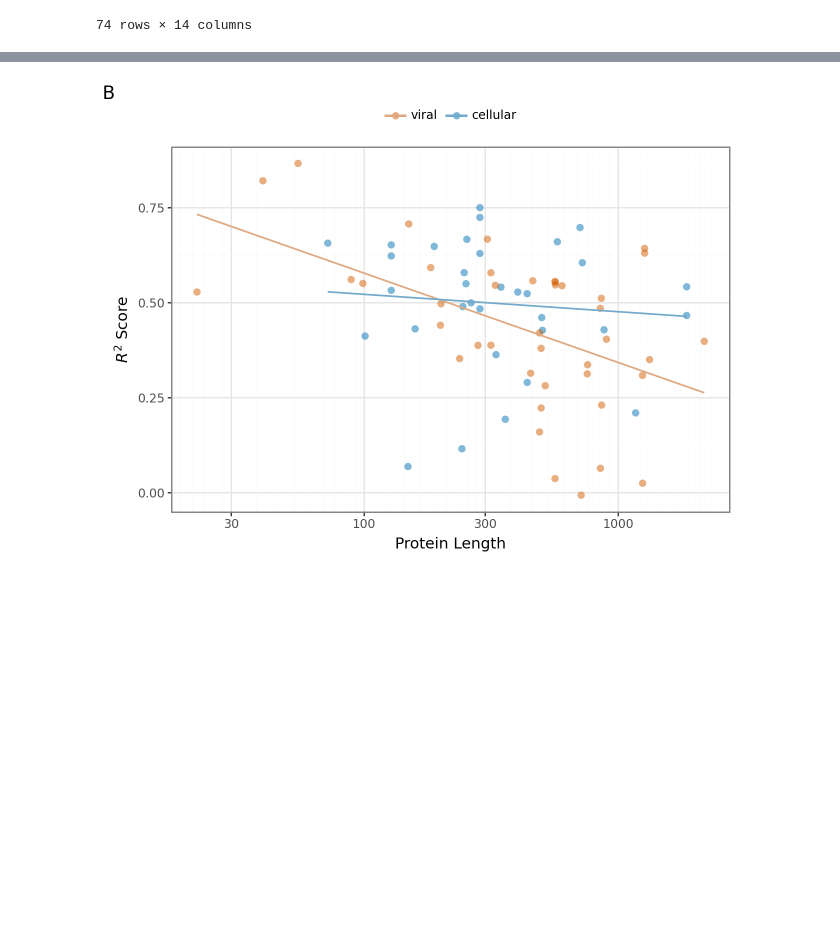
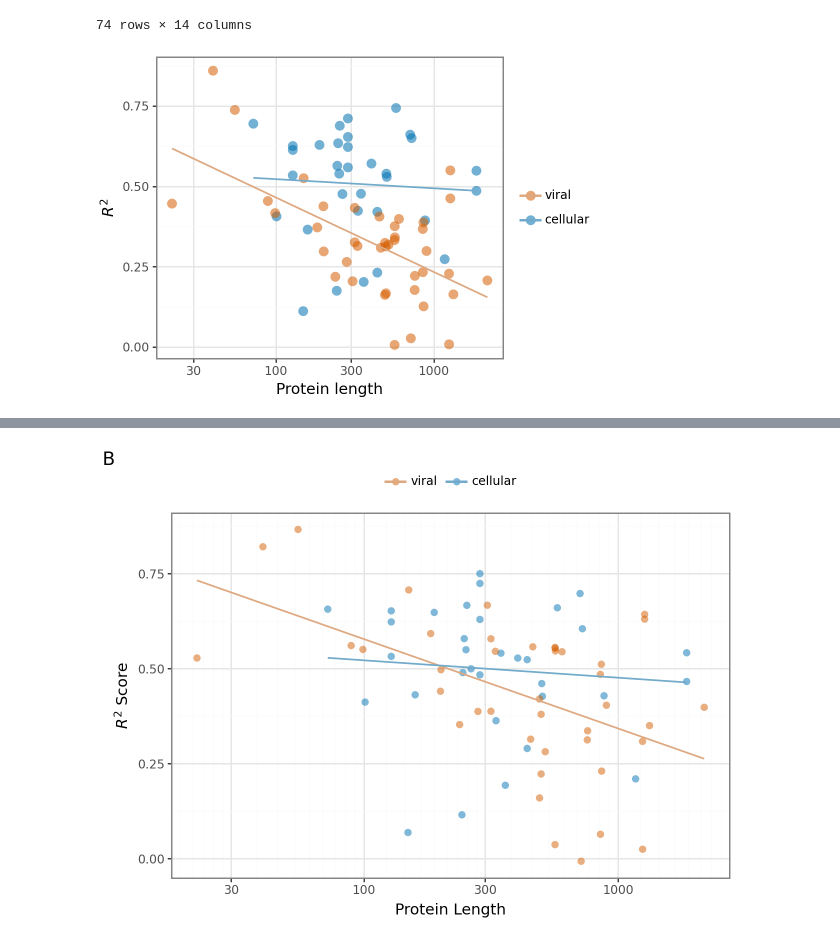
Before and after one commit to ziul-bio/DMS-SiteEffect-PLM, a Jupyter notebook: notebooks/results_lassoCV.ipynb, the cells around one changed output, grey strips where cells are left out. Cells and saved outputs as stored; diff of their text form; code cells hidden in the pictures; blank space fills up the shorter version.

```diff
--- a/notebooks/results_lassoCV.ipynb
+++ b/notebooks/results_lassoCV.ipynb
@@ -319,17 +319,25 @@ res_esmc
 # %%
 p1 =(
     pln.ggplot(res_esmc, pln.aes(x='prot_length', y='R2_score_test', fill='Source'))
     + pln.scale_fill_manual(values={"viral": "#D55E00", "cellular": "#0072B2"})
     + pln.geom_point(size=4, alpha=0.55, stroke=0)
     + pln.geom_smooth(method='lm', se=False, alpha=1, size=0.7,  mapping=pln.aes(color='Source'))
     + pln.scale_color_manual(values={"viral": "#DEA880", "cellular": "#72AACB"})
     + pln.scale_x_log10()
     + pln.labs(x="Protein length", y="$R^2$")
     + pln.theme_bw()
-    + pln.theme(figure_size=(7, 5), legend_position='right',legend_title=pln.element_blank())
+    + pln.theme(
+        figure_size=(5, 3.5),
+        legend_position='right',
+        legend_title=pln.element_blank(),
+        panel_grid_minor_x=pln.element_blank(),
+        )
 
 )
-p1#.save(filename='../experiments/figures/supp1_lassocv_r2_x_prot_length_esmc.png', dpi=600)
+p1.save(filename='../experiments/figures/supp1_lassocv_r2_x_prot_length_esmc.png', dpi=600)
+p1
+# %% [output]
+[figure, added]
 # %%
 res_esm2_3b = lassocv.query('Model == "ESM-2 3B Sawhney" and Split == "Pooled Split"').copy()
 res_esm2_3b['Source'] = pd.Categorical(res_esm2_3b['Source'], categories=['viral', 'cellular'])
```
Also changed, not shown: 2 other files.
